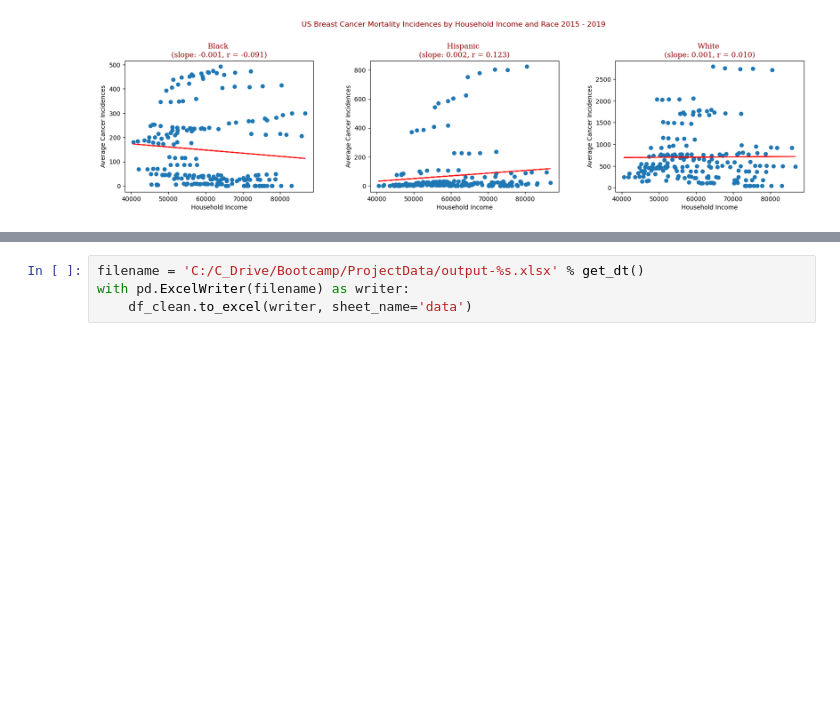
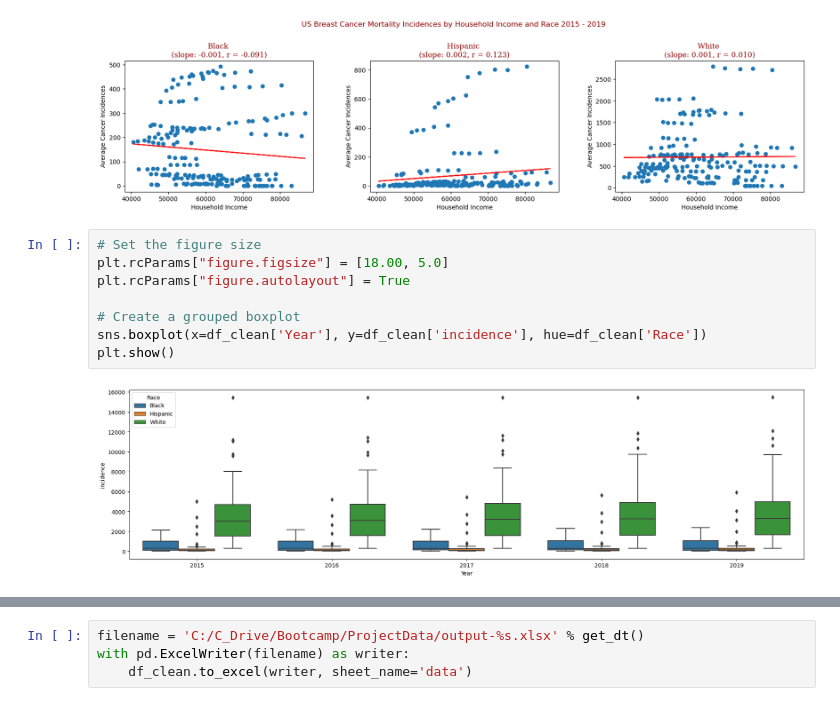
Before and after one commit to emilymees/Project-One, a Jupyter notebook: main - DEV.ipynb, the cells around one changed output, grey strips where cells are left out. Cells and saved outputs as stored; diff of their text form; blank space fills up the shorter version.

```diff
--- a/main - DEV.ipynb
+++ b/main - DEV.ipynb
@@ -326,3 +327,13 @@ for n, race in df_race.iterrows():
     ax.set_ylabel('Average Cancer Incidences')
 # %% [output]
 [figure]
+# %%
+# Set the figure size
+plt.rcParams["figure.figsize"] = [18.00, 5.0]
+plt.rcParams["figure.autolayout"] = True
+
+# Create a grouped boxplot
+sns.boxplot(x=df_clean['Year'], y=df_clean['incidence'], hue=df_clean['Race'])
+plt.show()
+# %% [output]
+[figure, added]
```
Also changed, not shown: parts of 8 cells of this notebook.
